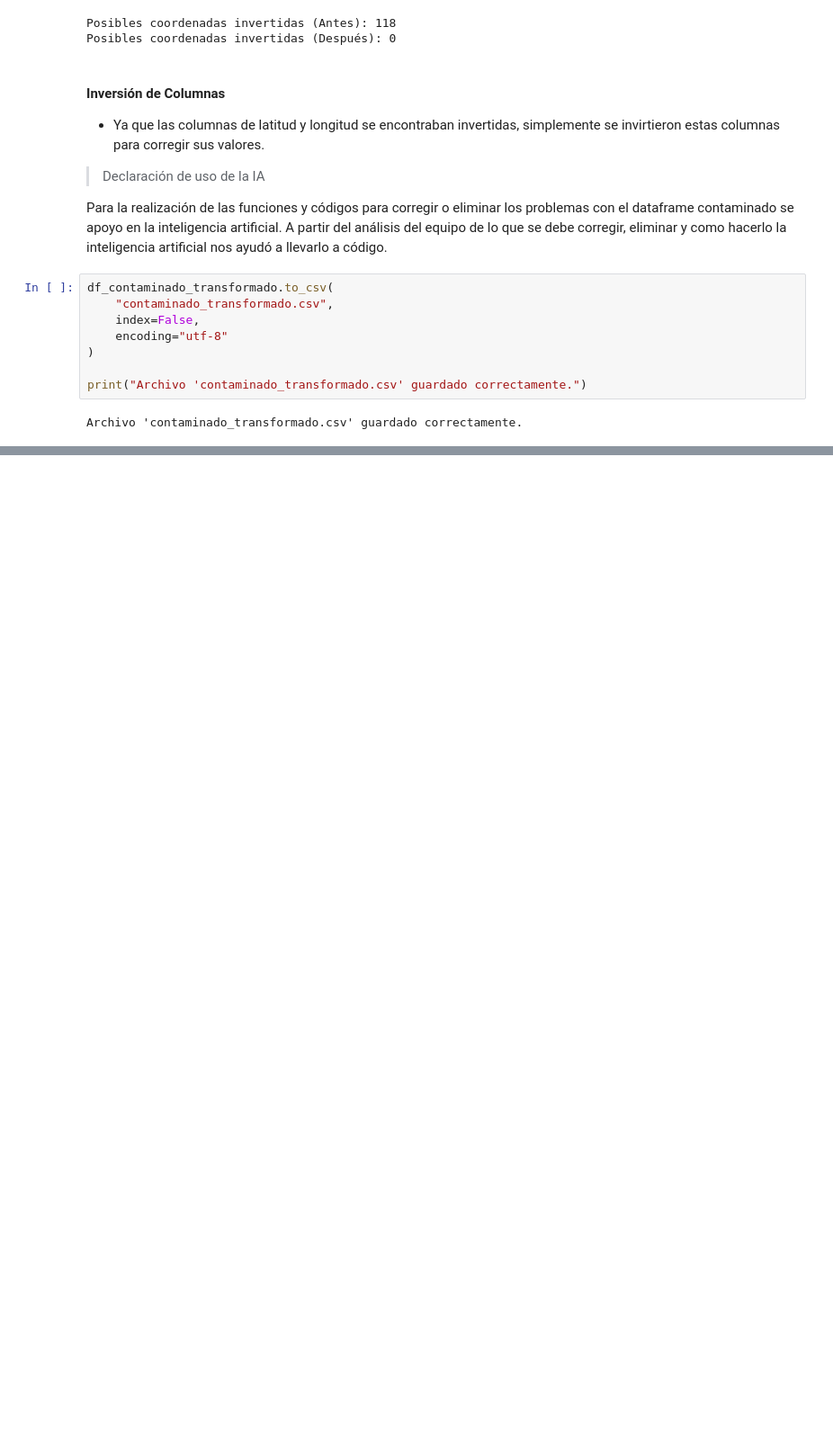
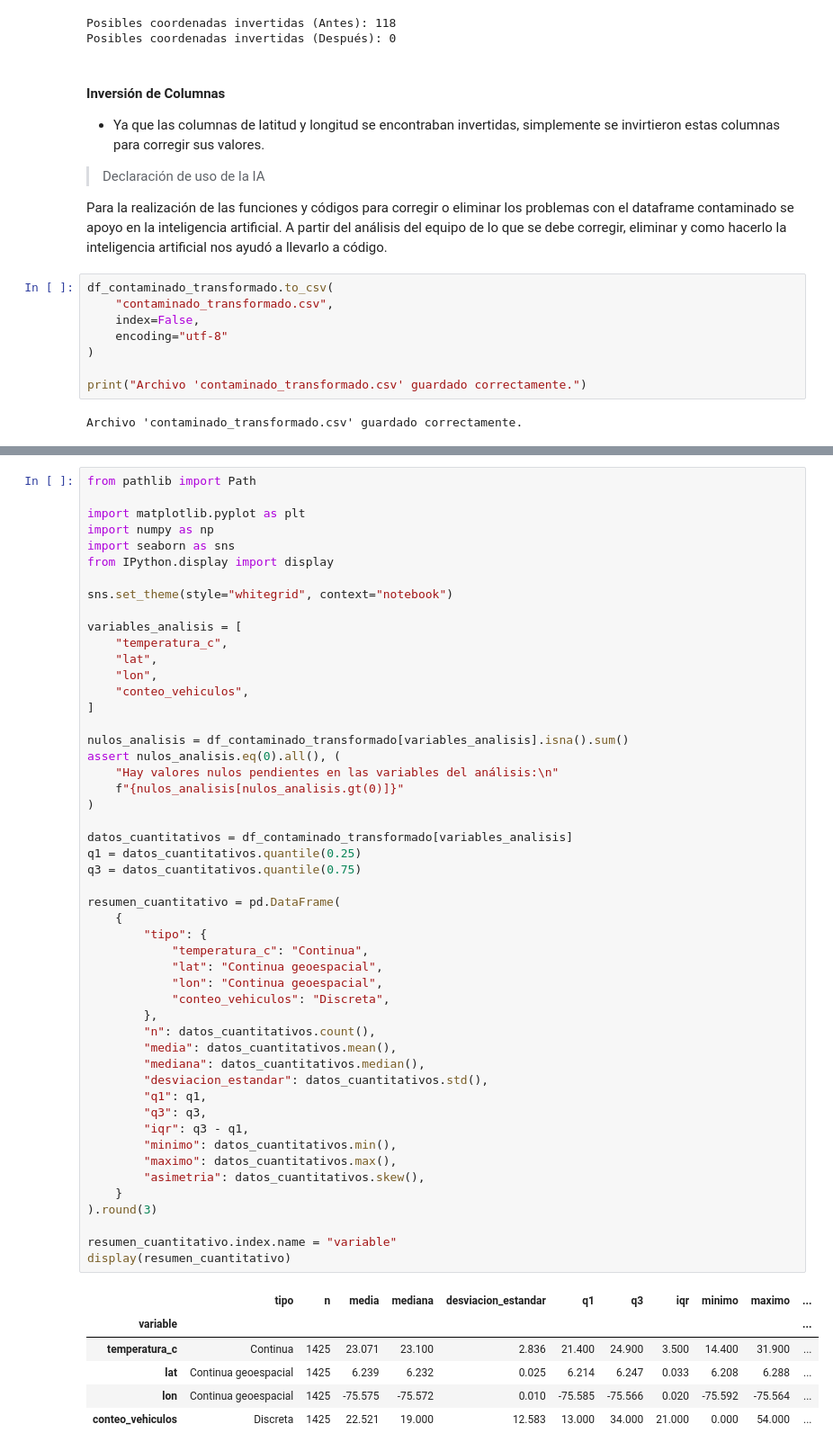
Before and after one commit to JuanFelipeRestrepoBuitrago/DataScience-Fundamentals-Activity1, a Jupyter notebook: notebooks/taller_practico_01_analisis.ipynb, the cells around one changed output, grey strips where cells are left out. Shown at 90% size. Cells and saved outputs as stored; diff of their text form; blank space fills up the shorter version.

```diff
--- a/notebooks/taller_practico_01_analisis.ipynb
+++ b/notebooks/taller_practico_01_analisis.ipynb
@@ -753,0 +762,57 @@ Archivo 'contaminado_transformado.csv' guardado correctamente.
+# %%
+from pathlib import Path
+
+import matplotlib.pyplot as plt
+import numpy as np
+import seaborn as sns
+from IPython.display import display
+
+sns.set_theme(style="whitegrid", context="notebook")
+
+variables_analisis = [
+    "temperatura_c",
+    "lat",
+    "lon",
+    "conteo_vehiculos",
+]
+
+nulos_analisis = df_contaminado_transformado[variables_analisis].isna().sum()
+assert nulos_analisis.eq(0).all(), (
+    "Hay valores nulos pendientes en las variables del análisis:\n"
+    f"{nulos_analisis[nulos_analisis.gt(0)]}"
+)
+
+datos_cuantitativos = df_contaminado_transformado[variables_analisis]
+q1 = datos_cuantitativos.quantile(0.25)
+q3 = datos_cuantitativos.quantile(0.75)
+
+resumen_cuantitativo = pd.DataFrame(
+    {
+        "tipo": {
+            "temperatura_c": "Continua",
+            "lat": "Continua geoespacial",
+            "lon": "Continua geoespacial",
+            "conteo_vehiculos": "Discreta",
+        },
+        "n": datos_cuantitativos.count(),
+        "media": datos_cuantitativos.mean(),
+        "mediana": datos_cuantitativos.median(),
+        "desviacion_estandar": datos_cuantitativos.std(),
+        "q1": q1,
+        "q3": q3,
+        "iqr": q3 - q1,
+        "minimo": datos_cuantitativos.min(),
+        "maximo": datos_cuantitativos.max(),
+        "asimetria": datos_cuantitativos.skew(),
+    }
+).round(3)
+
+resumen_cuantitativo.index.name = "variable"
+display(resumen_cuantitativo)
+# %% [output]
+|  | tipo | n | media | mediana | desviacion_estandar | q1 | q3 | iqr | minimo | maximo | ... |
+| variable |  |  |  |  |  |  |  |  |  |  | ... |
+| temperatura_c | Continua | 1425 | 23.071 | 23.100 | 2.836 | 21.400 | 24.900 | 3.500 | 14.400 | 31.900 | ... |
+| lat | Continua geoespacial | 1425 | 6.239 | 6.232 | 0.025 | 6.214 | 6.247 | 0.033 | 6.208 | 6.288 | ... |
+| lon | Continua geoespacial | 1425 | -75.575 | -75.572 | 0.010 | -75.585 | -75.566 | 0.020 | -75.592 | -75.564 | ... |
+| conteo_vehiculos | Discreta | 1425 | 22.521 | 19.000 | 12.583 | 13.000 | 34.000 | 21.000 | 0.000 | 54.000 | ... |
```
Also changed, not shown: parts of 17 cells of this notebook, 3 other files.
